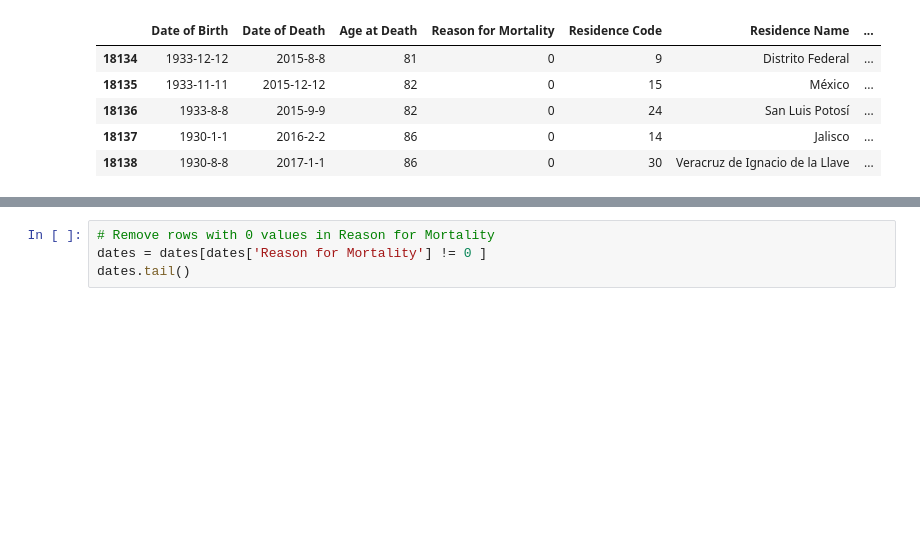
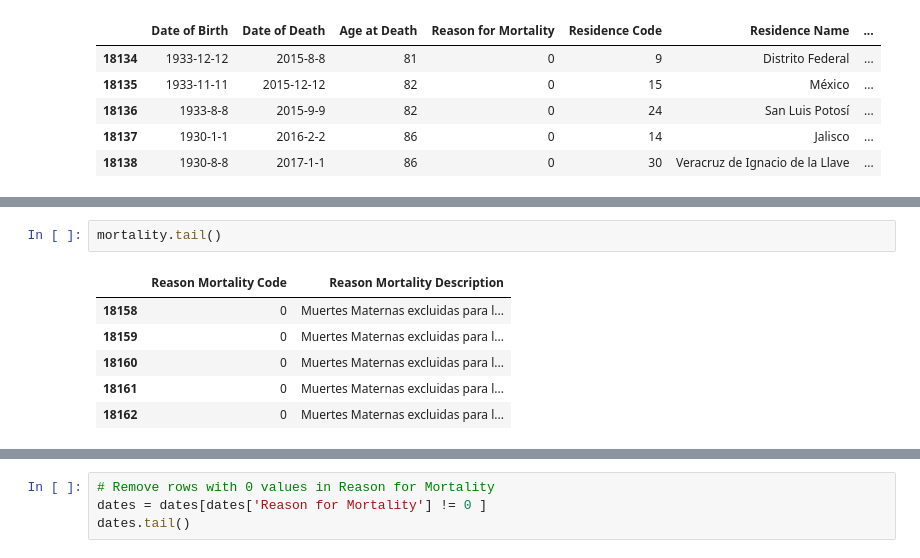
Before and after one commit to EmSchoof/AdolescentMaternalMortality, a Jupyter notebook: sample_data_average_average_age_maternal_death.ipynb, the cells around one changed output, grey strips where cells are left out. Cells and saved outputs as stored; diff of their text form; blank space fills up the shorter version.

```diff
--- a/maternal_mortality_data_average_age_maternal_death.ipynb
+++ b/sample_data_average_average_age_maternal_death.ipynb
@@ -123,0 +131,9 @@ print(mortality.head(2), mortality.tail(2))
+# %%
+mortality.tail()
+# %% [output]
+|  | Reason Mortality Code | Reason Mortality Description |
+| 18158 | 0 | Muertes Maternas excluidas para l... |
+| 18159 | 0 | Muertes Maternas excluidas para l... |
+| 18160 | 0 | Muertes Maternas excluidas para l... |
+| 18161 | 0 | Muertes Maternas excluidas para l... |
+| 18162 | 0 | Muertes Maternas excluidas para l... |
```
Also changed, not shown: parts of 48 cells of this notebook, 3 other files.
